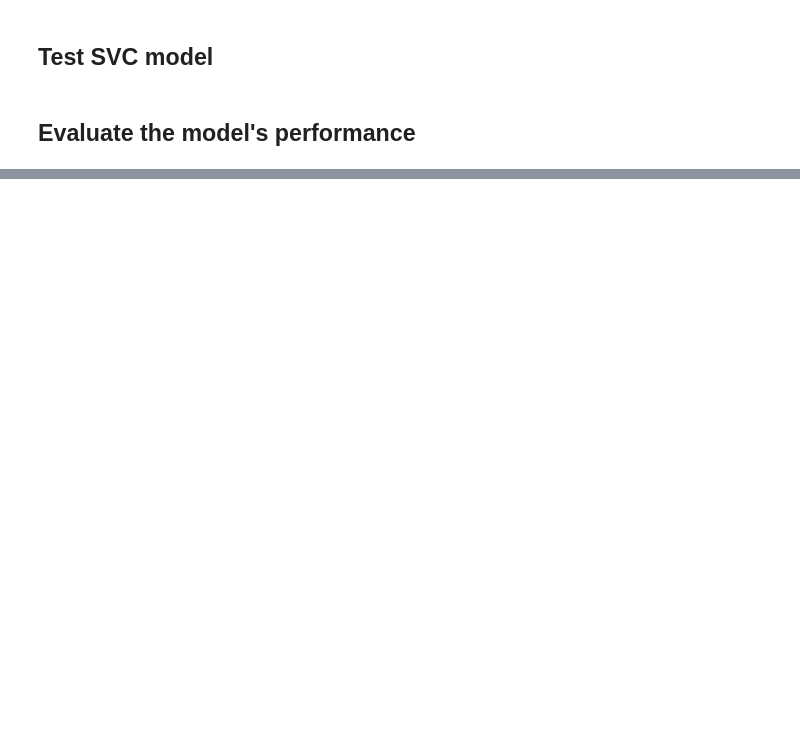
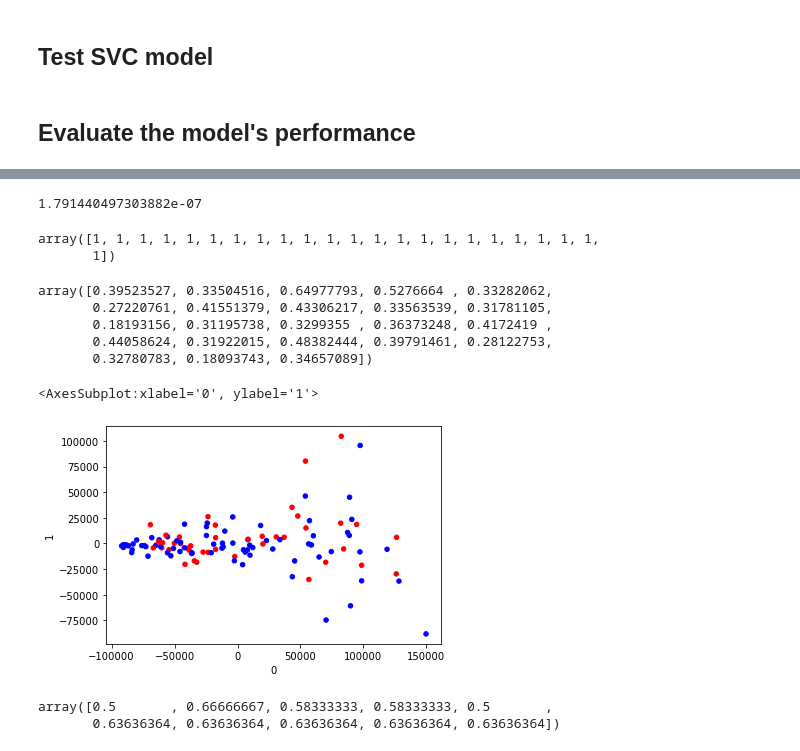
Before and after one commit to mikecuoco/BloodBrainClassifier, a Jupyter notebook: notebooks/svm.ipynb, the cells around one changed output, grey strips where cells are left out. Drawn from its saved outputs; the diff is of its cells as text; code cells hidden in the pictures; blank space fills up the shorter version.

```diff
--- a/notebooks/svm.ipynb
+++ b/notebooks/svm.ipynb
@@ -25,8 +23,3 @@ CalledProcessError: Command 'b'Rscript scripts/select_DEgenes.R\n'' returned non
-# %%
-selected_genes = de_genes.split(",") # get list of genes
-selected_genes.append('group')
-data.data = data.data[selected_genes] # subset data by selected_genes
-data.split() # rerun split to get train and test sets with selected features
 # %% [markdown]
 ## Train SVC model
 # %%
@@ -45,0 +60,17 @@ accuracy_score(data.y_test, y_pred)
+# %%
+1/(92 * 60675)
+# %% [output]
+1.791440497303882e-07
+# %%
+y_pred
+# %% [output]
+array([1, 1, 1, 1, 1, 1, 1, 1, 1, 1, 1, 1, 1, 1, 1, 1, 1, 1, 1, 1, 1, 1,
+       1])
+# %%
+clf.decision_function(data.X_test)
+# %% [output]
+array([0.39523527, 0.33504516, 0.64977793, 0.5276664 , 0.33282062,
+       0.27220761, 0.41551379, 0.43306217, 0.33563539, 0.31781105,
+       0.18193156, 0.31195738, 0.3299355 , 0.36373248, 0.4172419 ,
+       0.44058624, 0.31922015, 0.48382444, 0.39791461, 0.28122753,
+       0.32780783, 0.18093743, 0.34657089])
@@ -45,0 +79,15 @@ accuracy_score(data.y_test, y_pred)
+# %%
+pca = PCA(n_components=2)
+X_new = pca.fit_transform(data.data.loc[:,data.data.columns != 'group'])
+pd.DataFrame(X_new).plot.scatter(x=0, y=1, color=['blue' if x else 'red' for x in data.data.group])
+# %% [output]
+<AxesSubplot:xlabel='0', ylabel='1'>
+[figure, added]
+# %%
+X = data.data.loc[:,data.data.columns != 'group']
+y = data.data['group']
+from sklearn.model_selection import cross_val_score
+sklearn.model_selection.cross_val_score(clf, X, y, cv=10)
+# %% [output]
+array([0.5       , 0.66666667, 0.58333333, 0.58333333, 0.5       ,
+       0.63636364, 0.63636364, 0.63636364, 0.63636364, 0.63636364])
```
Also changed, not shown: parts of 12 cells of this notebook.
